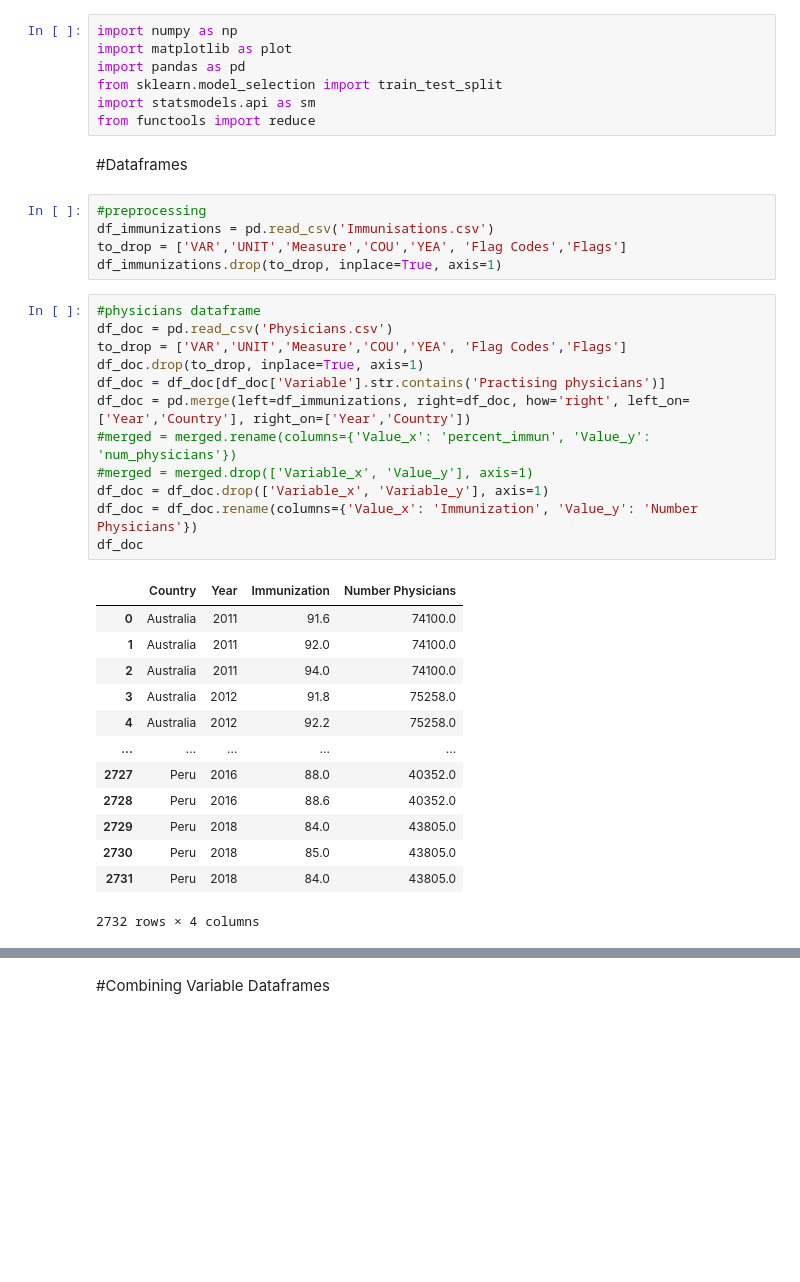
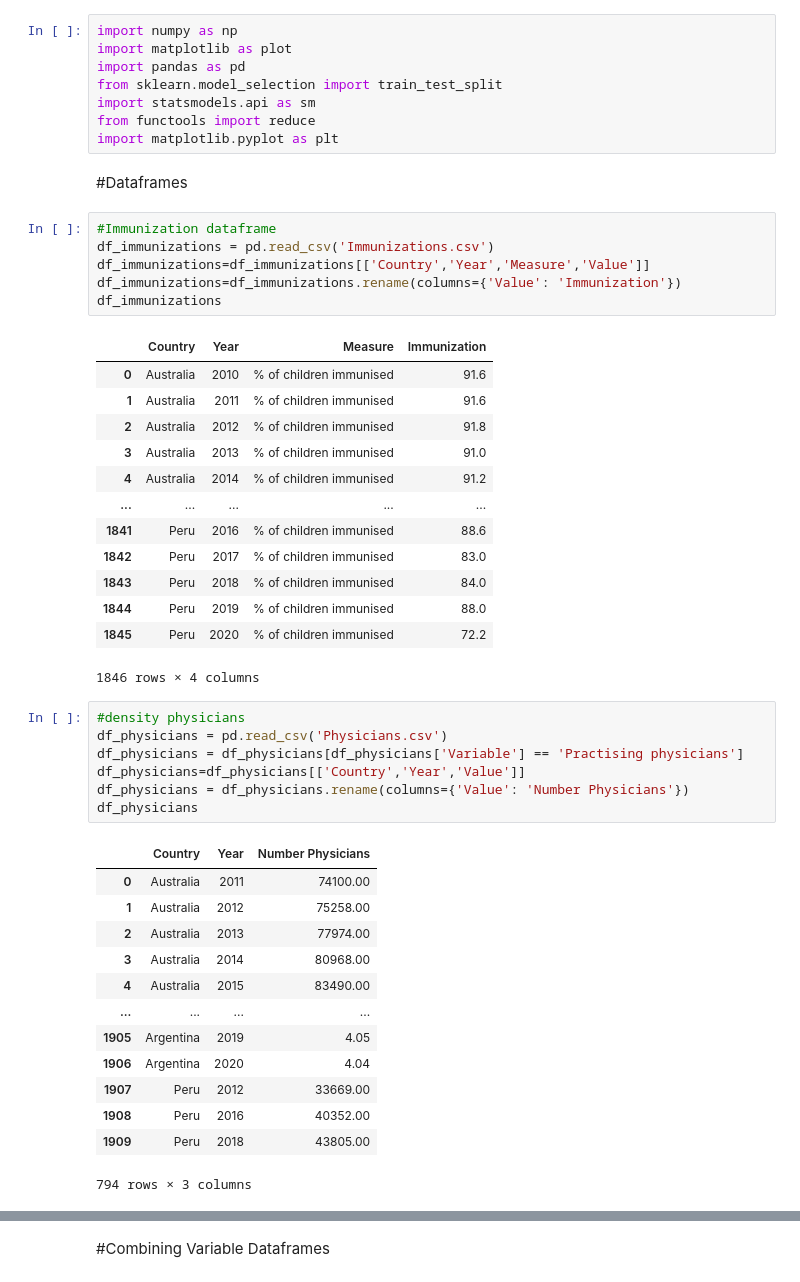
Before and after one commit to dweizzz/datathon23, a Jupyter notebook: AryaLinearRegression.ipynb, the cells around one changed output, grey strips where cells are left out. Saved outputs shown, nothing was run; the diff lists cells and outputs as text; blank space fills up the shorter version.

```diff
--- a/AryaLinearRegression.ipynb
+++ b/AryaLinearRegression.ipynb
@@ -7,39 +7,50 @@ import pandas as pd
 from sklearn.model_selection import train_test_split
 import statsmodels.api as sm
 from functools import reduce
+import matplotlib.pyplot as plt
 # %% [markdown]
 #Dataframes
-# %%
-#preprocessing
-df_immunizations = pd.read_csv('Immunisations.csv')
-to_drop = ['VAR','UNIT','Measure','COU','YEA', 'Flag Codes','Flags']
-df_immunizations.drop(to_drop, inplace=True, axis=1)
-# %%
-#physicians dataframe
-df_doc = pd.read_csv('Physicians.csv')
-to_drop = ['VAR','UNIT','Measure','COU','YEA', 'Flag Codes','Flags']
-df_doc.drop(to_drop, inplace=True, axis=1)
-df_doc = df_doc[df_doc['Variable'].str.contains('Practising physicians')]
-df_doc = pd.merge(left=df_immunizations, right=df_doc, how='right', left_on=['Year','Country'], right_on=['Year','Country'])
-#merged = merged.rename(columns={'Value_x': 'percent_immun', 'Value_y': 'num_physicians'})
-#merged = merged.drop(['Variable_x', 'Value_y'], axis=1)
-df_doc = df_doc.drop(['Variable_x', 'Variable_y'], axis=1)
-df_doc = df_doc.rename(columns={'Value_x': 'Immunization', 'Value_y': 'Number Physicians'})
-df_doc
-# %% [output]
-|  | Country | Year | Immunization | Number Physicians |
-| 0 | Australia | 2011 | 91.6 | 74100.0 |
-| 1 | Australia | 2011 | 92.0 | 74100.0 |
-| 2 | Australia | 2011 | 94.0 | 74100.0 |
-| 3 | Australia | 2012 | 91.8 | 75258.0 |
-| 4 | Australia | 2012 | 92.2 | 75258.0 |
-| ... | ... | ... | ... | ... |
-| 2727 | Peru | 2016 | 88.0 | 40352.0 |
-| 2728 | Peru | 2016 | 88.6 | 40352.0 |
-| 2729 | Peru | 2018 | 84.0 | 43805.0 |
-| 2730 | Peru | 2018 | 85.0 | 43805.0 |
-| 2731 | Peru | 2018 | 84.0 | 43805.0 |
-2732 rows × 4 columns
+# %%
+#Immunization dataframe
+df_immunizations = pd.read_csv('Immunizations.csv')
+df_immunizations=df_immunizations[['Country','Year','Measure','Value']]
+df_immunizations=df_immunizations.rename(columns={'Value': 'Immunization'})
+df_immunizations
+# %% [output]
+|  | Country | Year | Measure | Immunization |
+| 0 | Australia | 2010 | % of children immunised | 91.6 |
+| 1 | Australia | 2011 | % of children immunised | 91.6 |
+| 2 | Australia | 2012 | % of children immunised | 91.8 |
+| 3 | Australia | 2013 | % of children immunised | 91.0 |
+| 4 | Australia | 2014 | % of children immunised | 91.2 |
+| ... | ... | ... | ... | ... |
+| 1841 | Peru | 2016 | % of children immunised | 88.6 |
+| 1842 | Peru | 2017 | % of children immunised | 83.0 |
+| 1843 | Peru | 2018 | % of children immunised | 84.0 |
+| 1844 | Peru | 2019 | % of children immunised | 88.0 |
+| 1845 | Peru | 2020 | % of children immunised | 72.2 |
+1846 rows × 4 columns
+# %%
+#density physicians
+df_physicians = pd.read_csv('Physicians.csv')
+df_physicians = df_physicians[df_physicians['Variable'] == 'Practising physicians']
+df_physicians=df_physicians[['Country','Year','Value']]
+df_physicians = df_physicians.rename(columns={'Value': 'Number Physicians'})
+df_physicians
+# %% [output]
+|  | Country | Year | Number Physicians |
+| 0 | Australia | 2011 | 74100.00 |
+| 1 | Australia | 2012 | 75258.00 |
+| 2 | Australia | 2013 | 77974.00 |
+| 3 | Australia | 2014 | 80968.00 |
+| 4 | Australia | 2015 | 83490.00 |
+| ... | ... | ... | ... |
+| 1905 | Argentina | 2019 | 4.05 |
+| 1906 | Argentina | 2020 | 4.04 |
+| 1907 | Peru | 2012 | 33669.00 |
+| 1908 | Peru | 2016 | 40352.00 |
+| 1909 | Peru | 2018 | 43805.00 |
+794 rows × 3 columns
 # %%
 #hospitals dataframe
 df_hospitals = pd.read_csv('Hospitals.csv')
```
Also changed, not shown: parts of 7 cells of this notebook.
